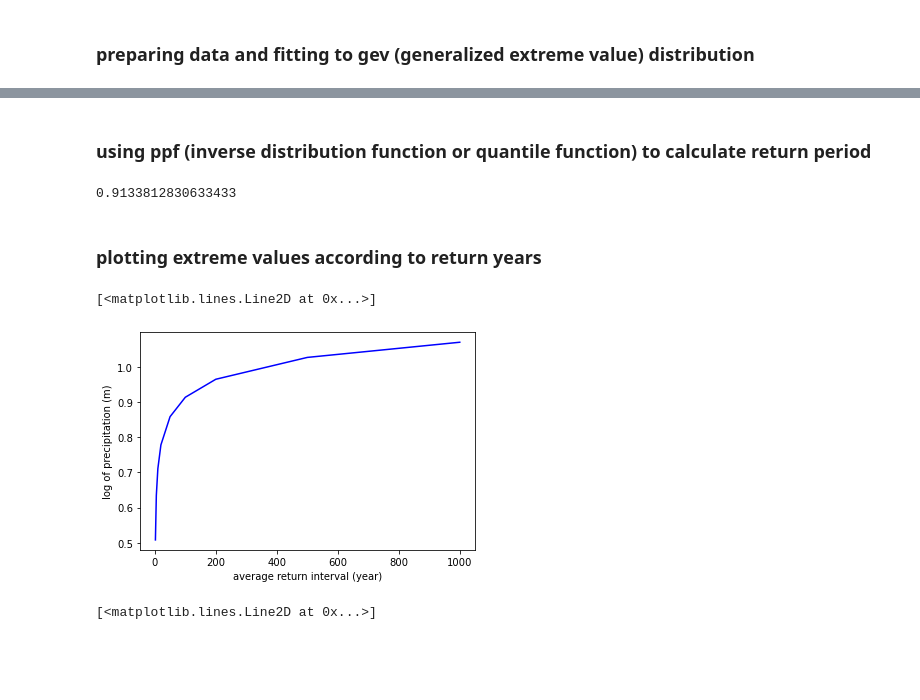
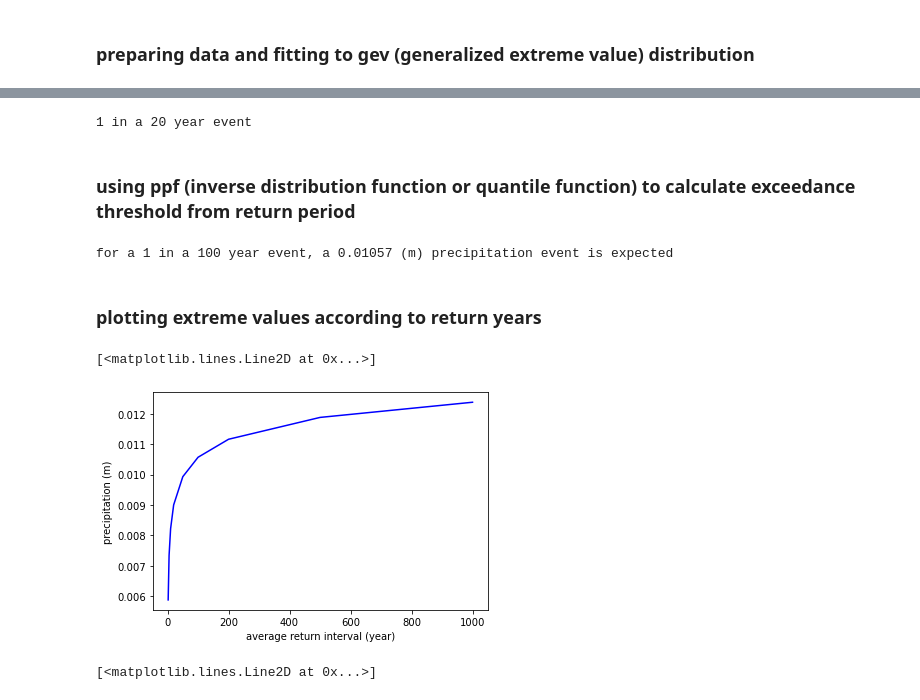
Before and after one commit to nabigac/intro_climate_data, a Jupyter notebook: 06_lmoments.ipynb, the cells around one changed output, grey strips where cells are left out. Saved outputs shown, nothing was run; the diff lists cells and outputs as text; code cells hidden in the pictures; blank space fills up the shorter version.

```diff
--- a/06_lmoments.ipynb
+++ b/06_lmoments.ipynb
@@ -95,15 +100,25 @@ fitted_gev = distr.gev(**paras)
+# %%
+# calculate corresponding return period for exceedance value
+
+return_period = -1.0/(exceedance-1.0)
+return_period = round(return_period)
+print ('1 in a',return_period,'year event')
+# %% [output]
+1 in a 20 year event
 # %% [markdown]
-### using ppf (inverse distribution function or quantile function) to calculate return period
+### using ppf (inverse distribution function or quantile function) to calculate exceedance threshold from return period
 # %%
 # what m/day has a probability of being exceeded in a given year of 1%
 # calculate the value of a 100 year event
 
 return_year = 100
-return_period = 1.0-1./return_year
+return_period = 1.0-(1./return_year)
 
-fitted_gev.ppf(return_period)
+threshold = fitted_gev.ppf(return_period)
+threshold = round(threshold, 5)
+print('for a 1 in a',return_year,'year event, a',threshold,'(m) precipitation event is expected')
 # %% [output]
-0.9133812830633433
+for a 1 in a 100 year event, a 0.01057 (m) precipitation event is expected
 # %% [markdown]
 ### plotting extreme values according to return years
 # %%
@@ -118,12 +133,12 @@ for i in range(len(return_years)):
 gev_return_periods = fitted_gev.ppf(return_periods)
 # %%
 plt.xlabel('average return interval (year)')
-plt.ylabel('log of precipitation (m)')
+plt.ylabel('precipitation (m)')
 
 plt.plot(return_years, gev_return_periods, 'b', label='gev')
 # %% [output]
 [<matplotlib.lines.Line2D at 0x...>]
-[figure, old version]
+[figure, new version]
 # %%
 # calculate return periods for return years (1.1 to 1000)
 
```
Also changed, not shown: parts of 8 cells of this notebook, 2 other files.
